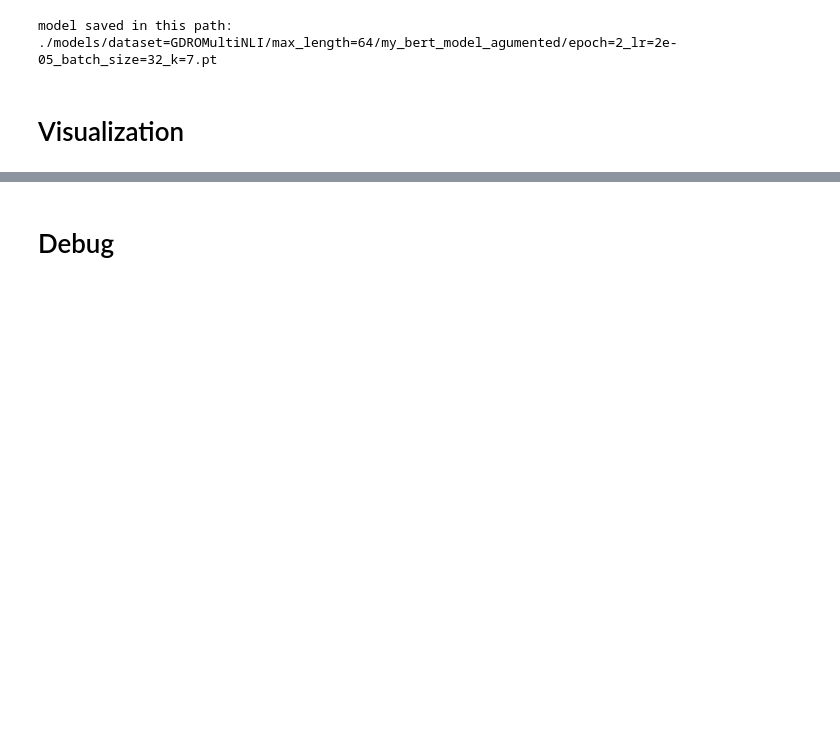
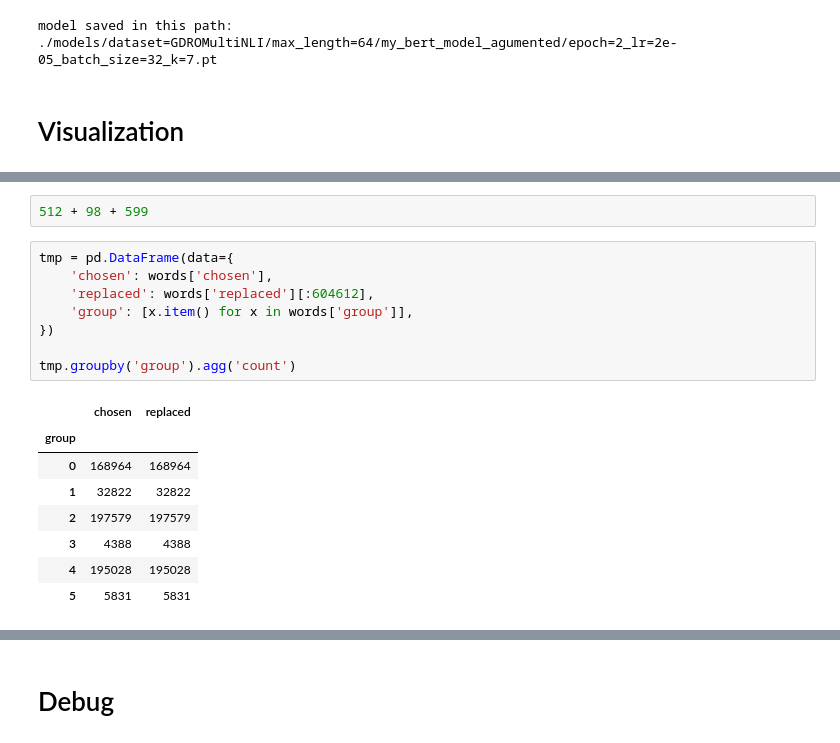
Before and after one commit to hamidrezayaghobi/Learning-How-to-Mask-Text-Input-for-Better-Generalization, a Jupyter notebook: masking_text.ipynb, the cells around one changed output, grey strips where cells are left out. Cells and saved outputs as stored; diff of their text form; blank space fills up the shorter version.

```diff
--- a/masking_text.ipynb
+++ b/masking_text.ipynb
@@ -1791,0 +1854,19 @@ OSError: [Errno 107] Transport endpoint is not connected
+# %%
+512 + 98 + 599
+# %%
+tmp = pd.DataFrame(data={
+    'chosen': words['chosen'],
+    'replaced': words['replaced'][:604612],
+    'group': [x.item() for x in words['group']],
+})
+
+tmp.groupby('group').agg('count')
+# %% [output]
+|  | chosen | replaced |
+| group |  |  |
+| 0 | 168964 | 168964 |
+| 1 | 32822 | 32822 |
+| 2 | 197579 | 197579 |
+| 3 | 4388 | 4388 |
+| 4 | 195028 | 195028 |
+| 5 | 5831 | 5831 |
```
Also changed, not shown: parts of 35 cells of this notebook, 1 other file.
